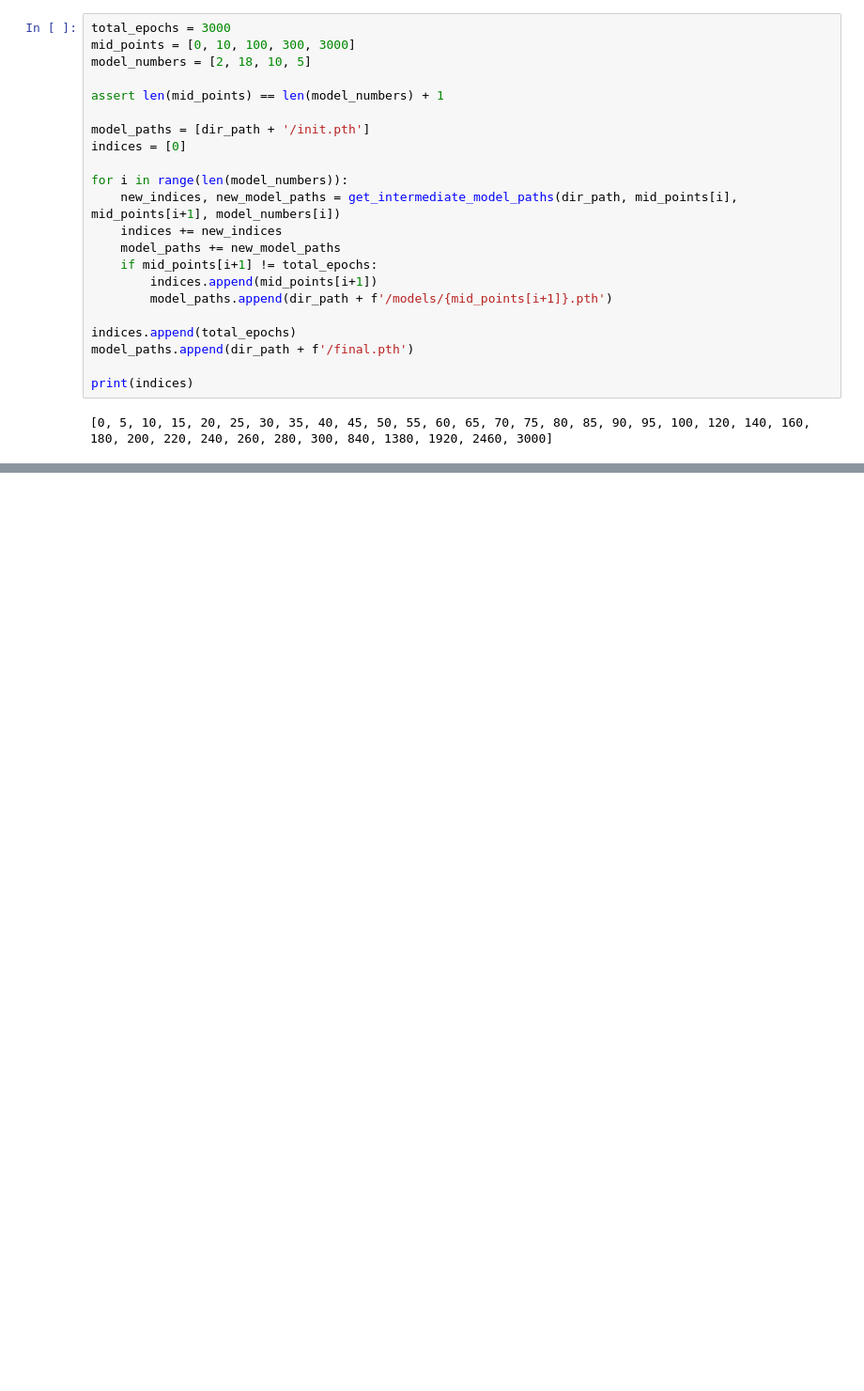
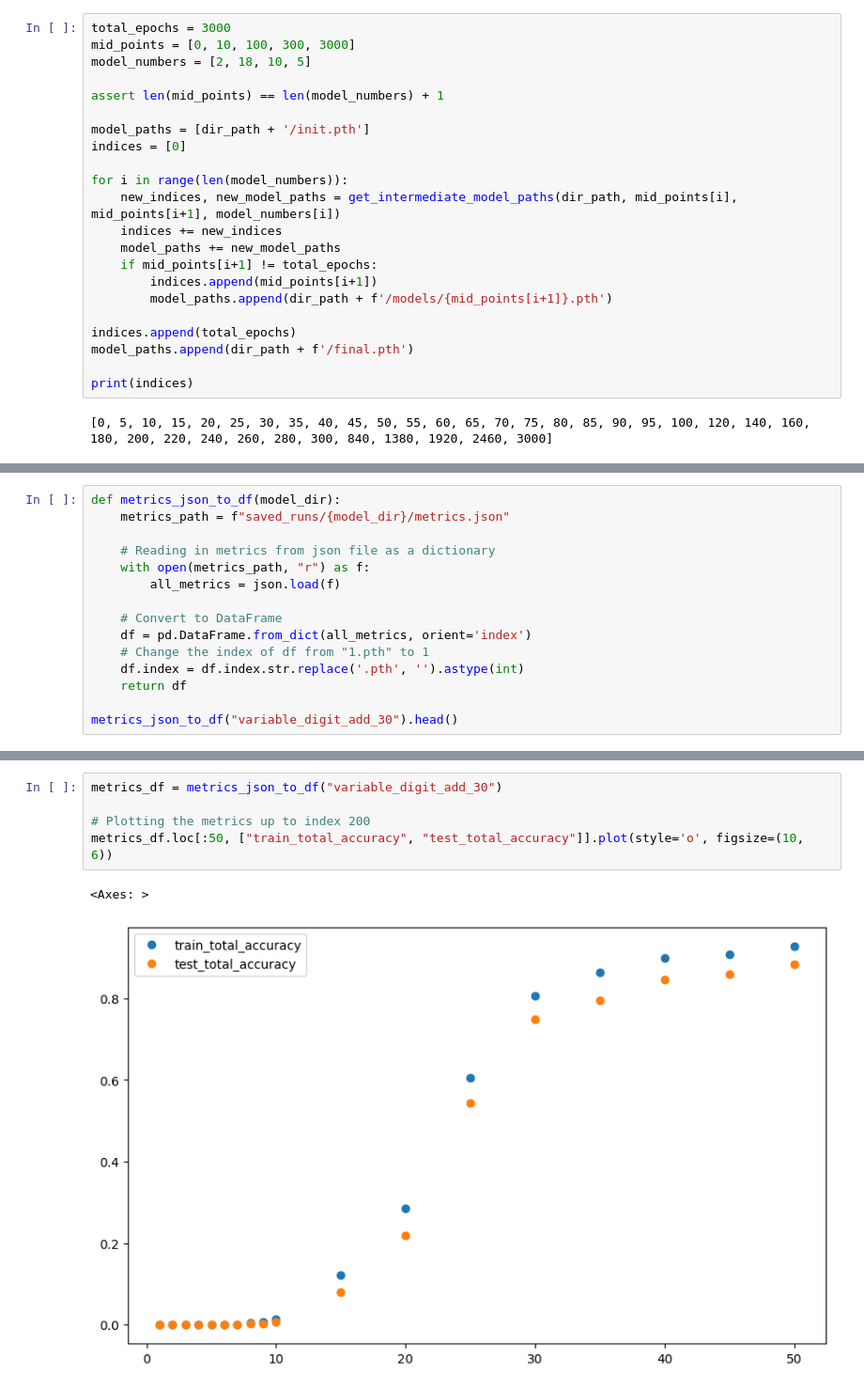
Before and after one commit to AylinAkkus/transformer-addition-length-generalization, a Jupyter notebook: Metrics.ipynb, the cells around one changed output, grey strips where cells are left out. Shown: that part at 94% size. Drawn from its saved outputs; the diff is of its cells as text; blank space fills up the shorter version.

```diff
--- a/Metrics.ipynb
+++ b/Metrics.ipynb
@@ -106,0 +158,15 @@ plt.show()
+# %%
+def metrics_json_to_df(model_dir):
+    metrics_path = f"saved_runs/{model_dir}/metrics.json"
+
+    # Reading in metrics from json file as a dictionary
+    with open(metrics_path, "r") as f:
+        all_metrics = json.load(f)
+
+    # Convert to DataFrame
+    df = pd.DataFrame.from_dict(all_metrics, orient='index')
+    # Change the index of df from "1.pth" to 1
+    df.index = df.index.str.replace('.pth', '').astype(int)
+    return df
+
+metrics_json_to_df("variable_digit_add_30").head()
@@ -106,0 +180,8 @@ plt.show()
+# %%
+metrics_df = metrics_json_to_df("variable_digit_add_30")
+
+# Plotting the metrics up to index 200
+metrics_df.loc[:50, ["train_total_accuracy", "test_total_accuracy"]].plot(style='o', figsize=(10, 6))
+# %% [output]
+<Axes: >
+[figure, added]
```
Also changed, not shown: parts of 18 cells of this notebook.
